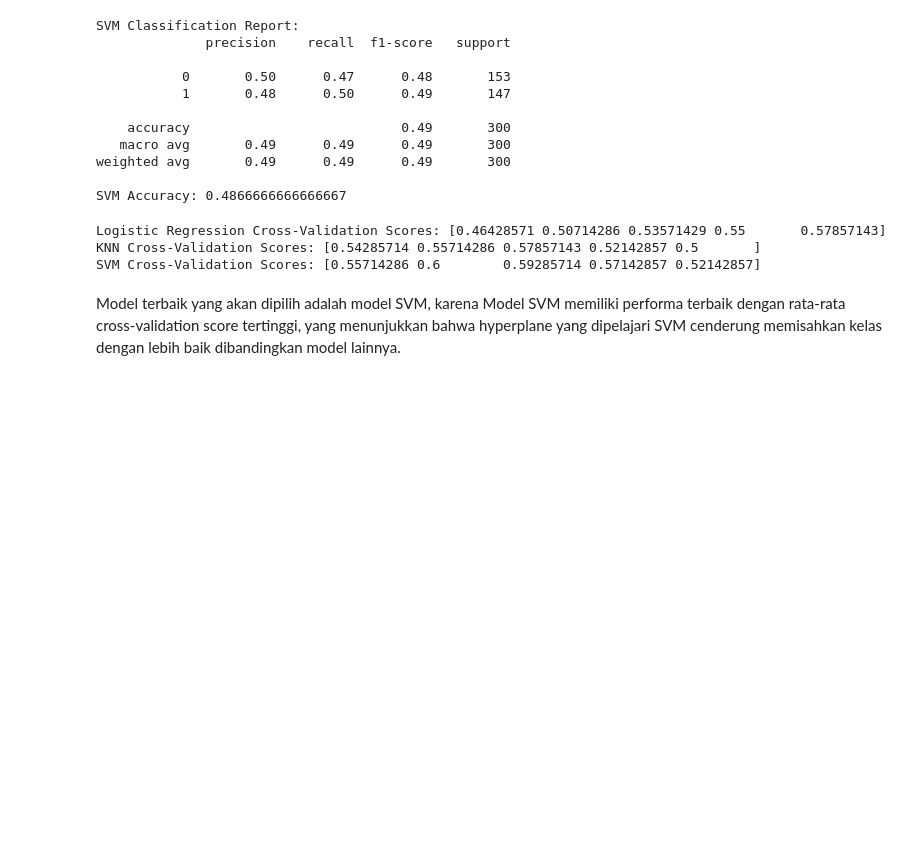
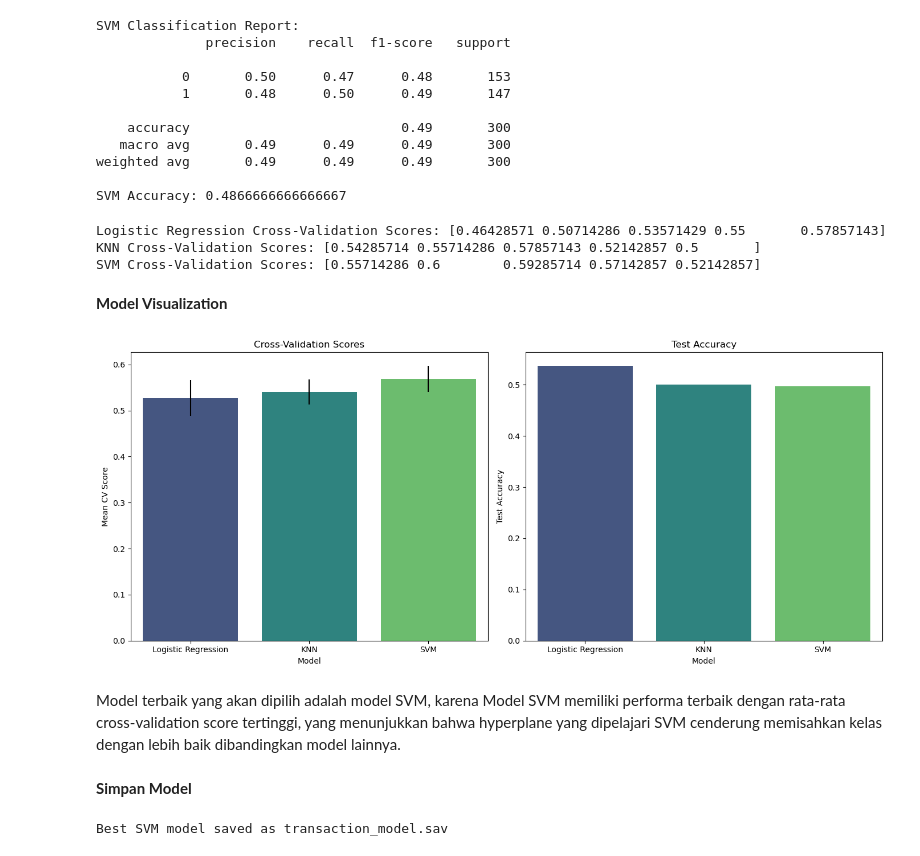
Before and after one commit to Aulias135/MPML_FinalExam, a Jupyter notebook: UAS_MPML.ipynb, the cells around one changed output. Cells and saved outputs as stored; diff of their text form; code cells hidden in the pictures; blank space fills up the shorter version.

```diff
--- a/UAS_MPML.ipynb
+++ b/UAS_MPML.ipynb
@@ -244,11 +233,11 @@ len(y_pred_logreg)
 300
 # %%
 # Evaluate the model
-accuracy = accuracy_score(y_test, y_pred_logreg)
+logreg_accuracy = accuracy_score(y_test, y_pred_logreg)
 report = classification_report(y_test, y_pred_logreg)
 conf_matrix = confusion_matrix(y_test, y_pred_logreg)
 
-print(f'Logistic Regression Accuracy: {accuracy}')
+print(f'Logistic Regression Accuracy: {logreg_accuracy}')
 print('Classification Report:')
 print(report)
 print('Confusion Matrix:')
@@ -281,11 +270,11 @@ print(metrics.accuracy_score(y_test, y_pred_knn))
 0.5
 # %%
 # Evaluate the model
-accuracy = accuracy_score(y_test, y_pred_knn)
+knn_accuracy = accuracy_score(y_test, y_pred_knn)
 report = classification_report(y_test, y_pred_knn)
 conf_matrix = confusion_matrix(y_test, y_pred_knn)
 
-print(f'KNN Accuracy: {accuracy}')
+print(f'KNN Accuracy: {knn_accuracy}')
 print('Classification Report:')
 print(report)
 print('Confusion Matrix:')
@@ -533,5 +521,56 @@ print("SVM Cross-Validation Scores:", svm_cv_scores)
 Logistic Regression Cross-Validation Scores: [0.46428571 0.50714286 0.53571429 0.55       0.57857143]
 KNN Cross-Validation Scores: [0.54285714 0.55714286 0.57857143 0.52142857 0.5       ]
 SVM Cross-Validation Scores: [0.55714286 0.6        0.59285714 0.57142857 0.52142857]
+# %% [markdown]
+**Model Visualization**
+# %%
+import matplotlib.pyplot as plt
+import seaborn as sns
+import numpy as np
+
+# Cross-validation scores plot
+models = ['Logistic Regression', 'KNN', 'SVM']
+cv_scores_means = [np.mean(logreg_cv_scores), np.mean(knn_cv_scores), np.mean(svm_cv_scores)]
+cv_scores_std = [np.std(logreg_cv_scores), np.std(knn_cv_scores), np.std(svm_cv_scores)]
+
+plt.figure(figsize=(14, 6))
+
+plt.subplot(1, 2, 1)
+sns.barplot(x=models, y=cv_scores_means, yerr=cv_scores_std, palette='viridis')
+plt.title('Cross-Validation Scores')
+plt.xlabel('Model')
+plt.ylabel('Mean CV Score')
+
+# Test accuracy plot
+test_accuracies = [logreg_accuracy, knn_accuracy, svm_accuracy]
+
+plt.subplot(1, 2, 2)
+sns.barplot(x=models, y=test_accuracies, palette='viridis')
+plt.title('Test Accuracy')
+plt.xlabel('Model')
+plt.ylabel('Test Accuracy')
+
+plt.tight_layout()
+plt.show()
+# %% [output]
+[figure, added]
 # %% [markdown]
 Model terbaik yang akan dipilih adalah model SVM, karena Model SVM memiliki performa terbaik dengan rata-rata cross-validation score tertinggi, yang menunjukkan bahwa hyperplane yang dipelajari SVM cenderung memisahkan kelas dengan lebih baik dibandingkan model lainnya.
+# %% [markdown]
+**Simpan Model**
+# %%
+import pickle
+
+# The best SVM model after hyperparameter tuning and cross-validation
+best_svm_model = svm_best_model
+
+# Define the filename for the saved model
+filename = 'transaction_model.sav'
+
+# Save the model to disk
+with open(filename, 'wb') as file:
+    pickle.dump(best_svm_model, file)
+
+print(f"Best SVM model saved as {filename}")
+# %% [output]
+Best SVM model saved as transaction_model.sav
```
Also changed, not shown: parts of 6 cells of this notebook, 5 other files.
